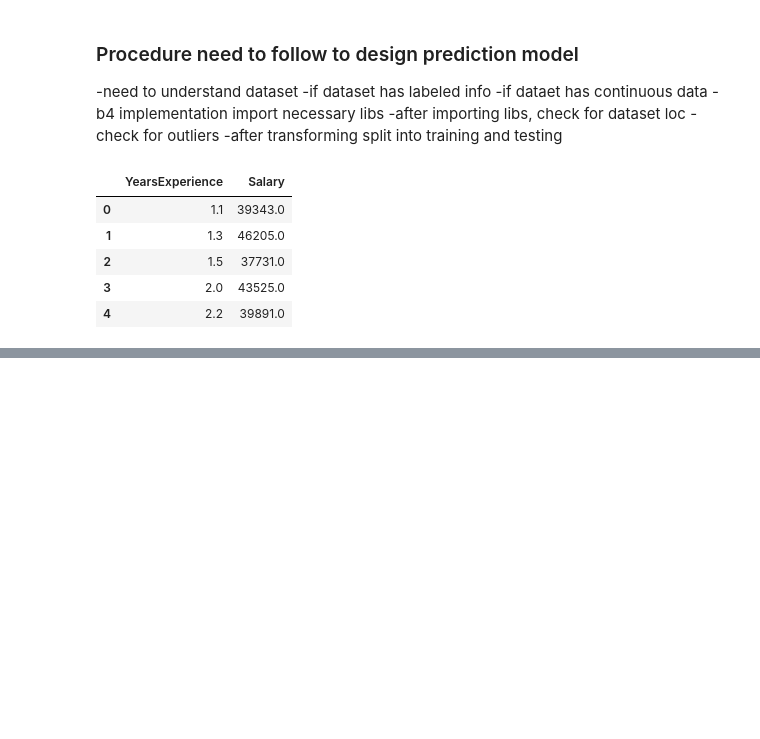
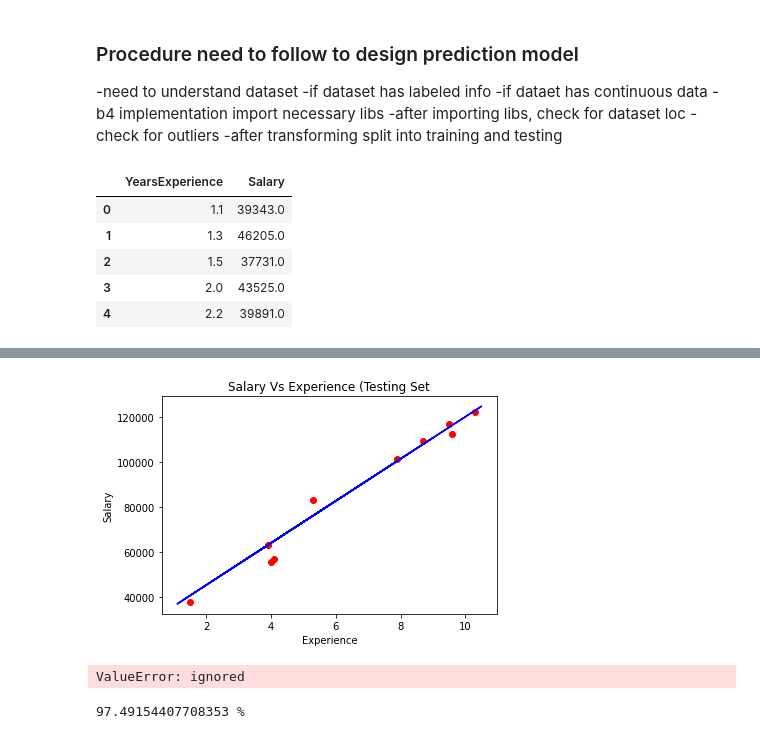
Before and after one commit to senjuti238/Machine-Learning-practice, a Jupyter notebook: (Simple_Linear_Regression)Day6_ML.ipynb, the cells around one changed output, grey strips where cells are left out. Cells and saved outputs as stored; diff of their text form; code cells hidden in the pictures; blank space fills up the shorter version.

```diff
--- a/(Simple_Linear_Regression)Day6_ML.ipynb
+++ b/(Simple_Linear_Regression)Day6_ML.ipynb
@@ -35,0 +111,26 @@ x =
+# %%
+#Visualize test set results
+
+plt.scatter(x_test, y_test, color = 'red')
+plt.plot(x_train, lr.predict(x_train), color = 'blue')
+plt.title("Salary Vs Experience (Testing Set")
+plt.xlabel("Experience")
+plt.ylabel("Salary")
+plt.show()
+# %% [output]
+[figure, added]
+# %%
+
+
+#Trying to get accuracy value
+
+from sklearn.metrics import accuracy_score
+
+accuracy_score(y_test, y_pred)
+# %% [output]
+ValueError: ignored
+# %%
+sc = lr.score(x_test, y_test)
+print(sc * 100, '%')
+# %% [output]
+97.49154407708353 %
```
Also changed, not shown: parts of 9 cells of this notebook.
